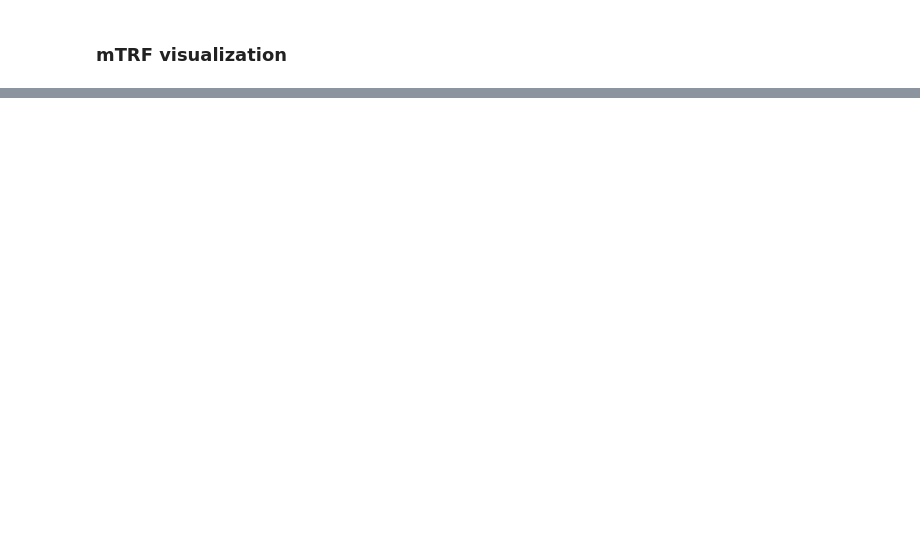
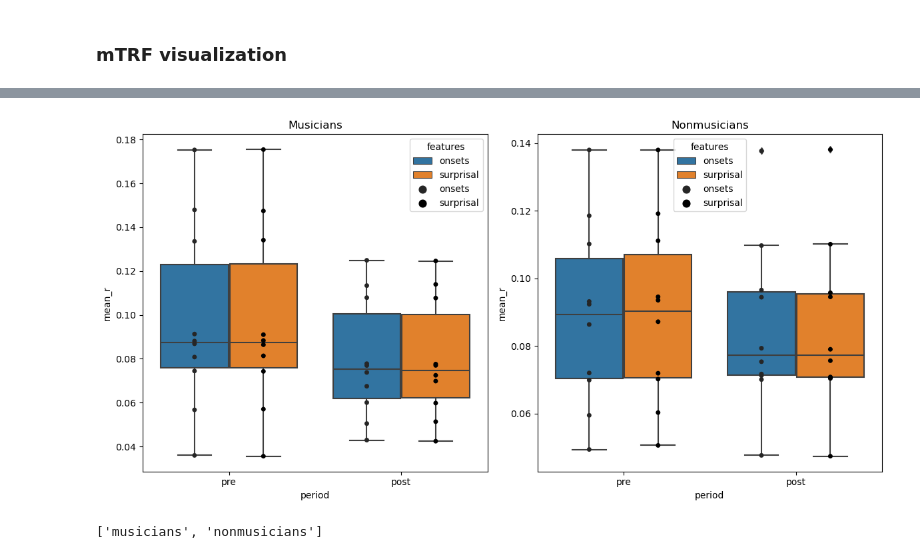
Before and after one commit to haiqin-zhang/AM-EEG, a Jupyter notebook: analysis_listen/mTRF_stats.ipynb, the cells around one changed output, grey strips where cells are left out. Cells and saved outputs as stored; diff of their text form; code cells hidden in the pictures; blank space fills up the shorter version.

```diff
--- a/analysis_listen/mTRF_stats.ipynb
+++ b/analysis_listen/mTRF_stats.ipynb
@@ -189,7 +180,7 @@ colors = ['steelblue', 'darkgoldenrod']  # Colors for musicians and nonmusicians
 # Loop through each group to create subplots
 for j, group in enumerate(groups):
     # Subset the DataFrame for the current group
-    df_group = df[df['group'] == group]
+    df_group = mtrf_df[mtrf_df['group'] == group]
 
     # Plot individual subject lines
     sns.lineplot(
@@ -608,0 +296,2 @@ plt.legend()"""
+# %%
+good_listen_subjects.remove('03')
@@ -608,0 +355,16 @@ plt.legend()"""
+# %%
+fig,axes = plt.subplots(1, 2, figsize=(12, 6))
+
+# Define the groups as strings
+groups = ['musicians', 'nonmusicians']
+
+for i, group in enumerate(groups):
+    sns.boxplot(data=mtrf_df_tocompare[mtrf_df_tocompare['group'] == group], x='period', y='mean_r', hue='features', ax=axes[i])
+    sns.stripplot(data=mtrf_df_tocompare[mtrf_df_tocompare['group'] == group], x='period', y='mean_r', hue='features', jitter=False, dodge=True, color='black', ax=axes[i])
+
+    axes[i].set_title(f'{group.capitalize()}')
+
+plt.tight_layout()
+plt.show()
+# %% [output]
+[figure, added]
@@ -608,0 +379,4 @@ plt.legend()"""
+# %%
+groups
+# %% [output]
+['musicians', 'nonmusicians']
```
Also changed, not shown: parts of 55 cells of this notebook, 12 other files.
